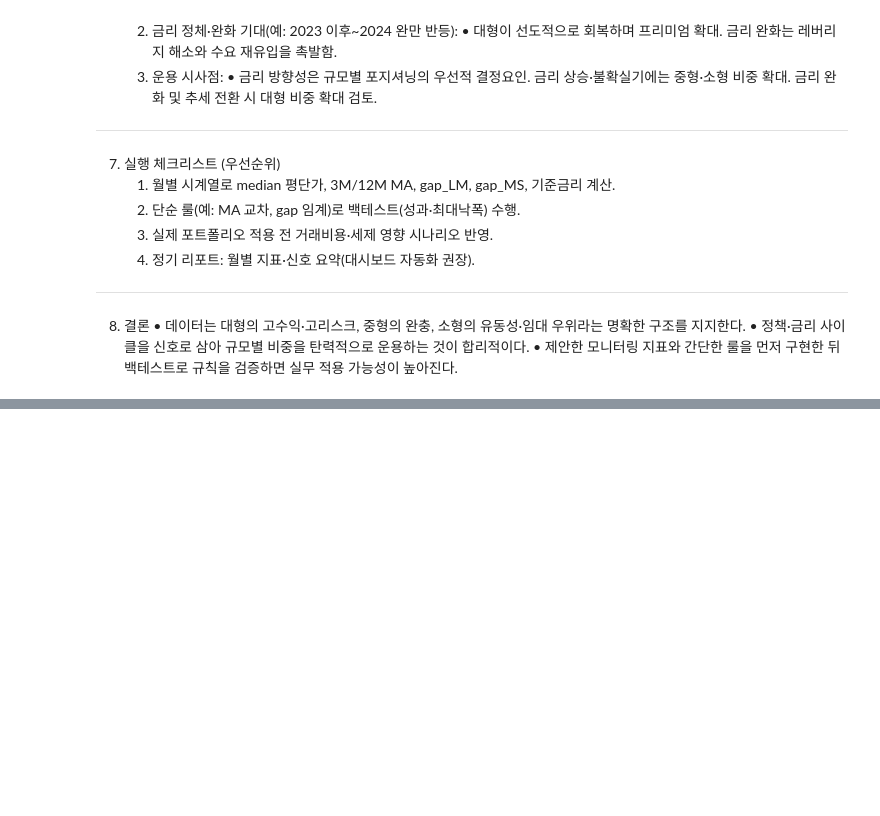
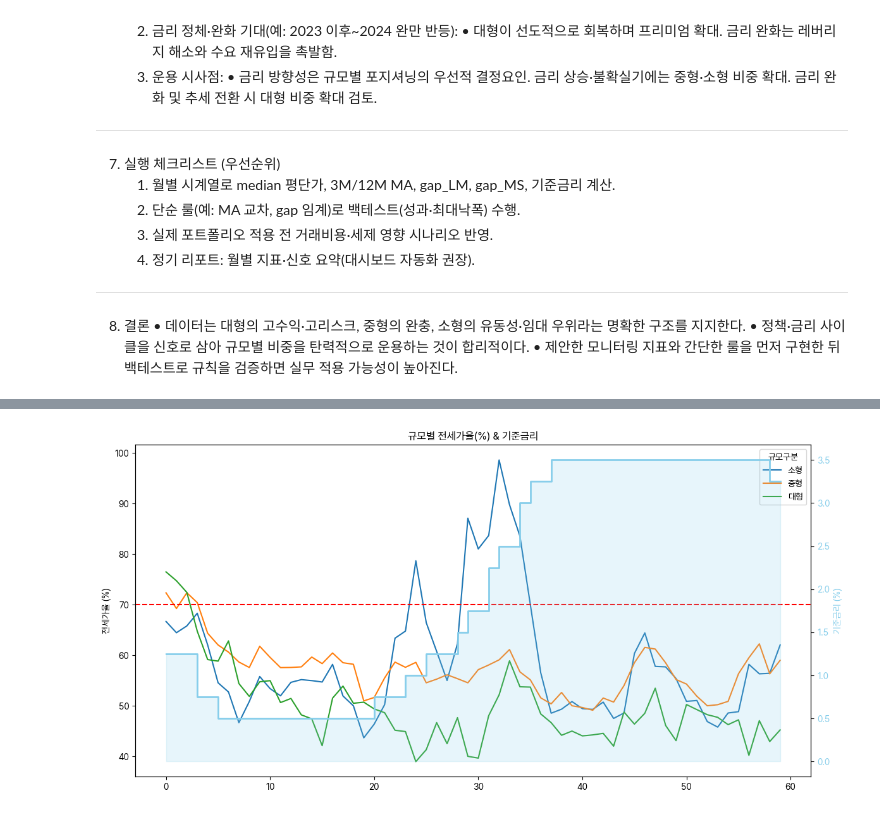
Before and after one commit to semistone97/pjt-real-estate, a Jupyter notebook: apt.ipynb, the cells around one changed output, grey strips where cells are left out. Drawn from its saved outputs; the diff is of its cells as text; code cells hidden in the pictures; blank space fills up the shorter version.

```diff
--- a/apt.ipynb
+++ b/apt.ipynb
@@ -951,0 +1147,22 @@ D. 은퇴기(자본보호·현금흐름 우선)
+# %%
+import pandas as pd
+
+# 금리 데이터 불러오기
+rate = pd.read_csv('interest.csv')
+
+# 변경일 만들기
+rate['변경일'] = pd.to_datetime(rate['변경년도'].astype(str) + ' ' + rate['변경월일'],
+                             format='%Y %m월 %d일')
+rate = rate.sort_values('변경일')
+
+# 월초 리샘플링: 2020-01 ~ 2024-12
+full_index = pd.date_range('2020-01-01', '2024-12-01', freq='MS')
+rate_monthly = (rate.set_index('변경일')['기준금리']
+                   .astype(float)
+                   .resample('MS').ffill()
+                   .reindex(full_index, method='ffill'))
+
+rate_monthly.index.name = '년월'
+rate_monthly = rate_monthly.to_frame('기준금리').reset_index()
+
+rate_monthly.head()
@@ -951,0 +1176,24 @@ D. 은퇴기(자본보호·현금흐름 우선)
+# %%
+ratio['기준금리'] = rate_monthly['기준금리']
+# %%
+fig, ax = plt.subplots(figsize=(12,6))
+
+# 왼쪽 y축: 소형/중형/대형 전세가율
+ratio[['소형','중형','대형']].plot(ax=ax)
+ax.set_ylabel('전세가율 (%)')
+ax.set_title('규모별 전세가율(%) & 기준금리')
+ax.legend(title='규모구분')
+
+# 오른쪽 y축: 기준금리 (계단형)
+ax2 = ax.twinx()
+ax2.step(ratio.index, ratio['기준금리'], where='post', color='skyblue', linewidth=2, label='기준금리')
+ax2.fill_between(ratio.index, 0, ratio['기준금리'], step='post', color='skyblue', alpha=0.2)
+ax2.set_ylabel('기준금리 (%)', color='skyblue')
+ax2.tick_params(axis='y', labelcolor='skyblue')
+
+ax.axhline(70, color='red', linestyle='--', linewidth=1.5, label='70% 기준선')
+
+plt.tight_layout()
+plt.show()
+# %% [output]
+[figure, added]
```
Also changed, not shown: parts of 36 cells of this notebook, 7 other files.
